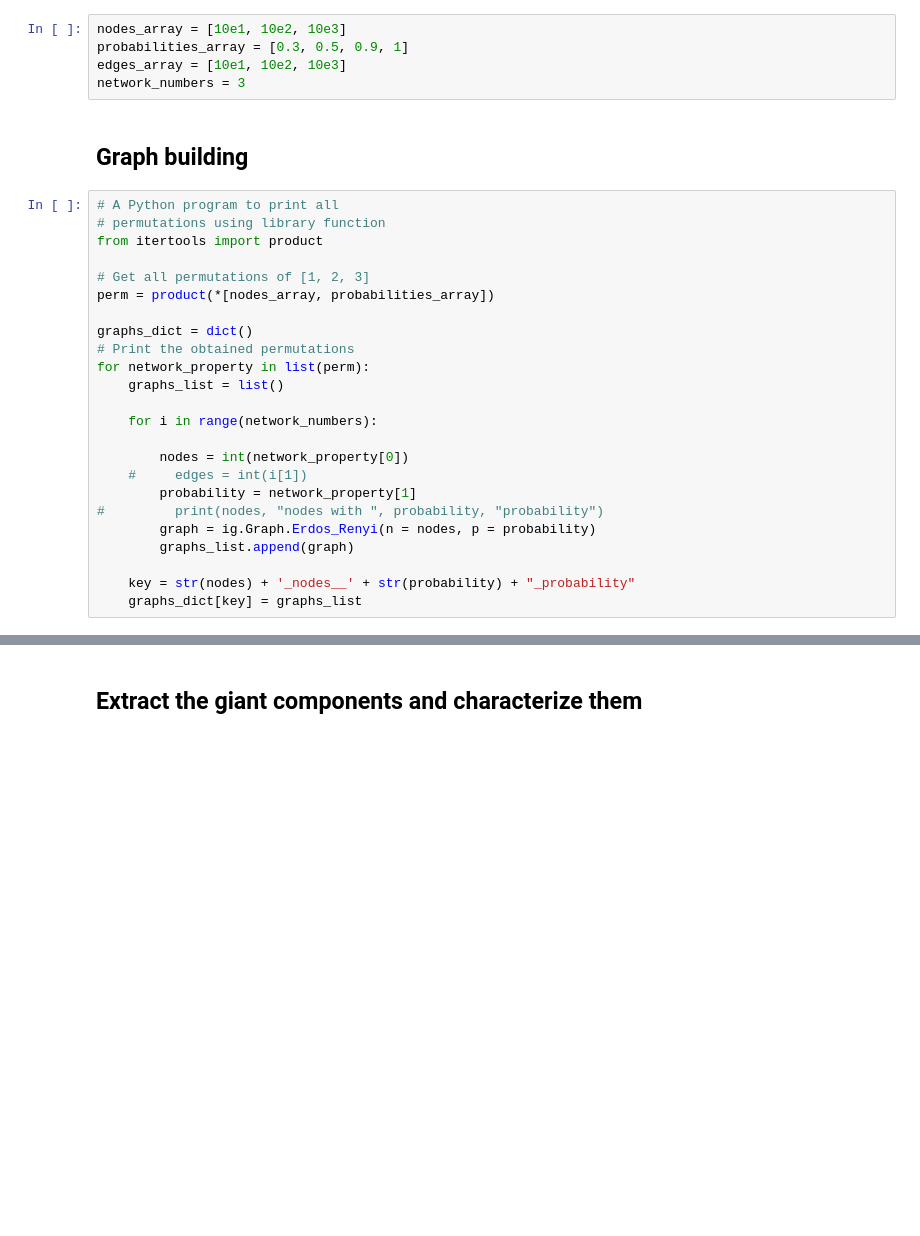
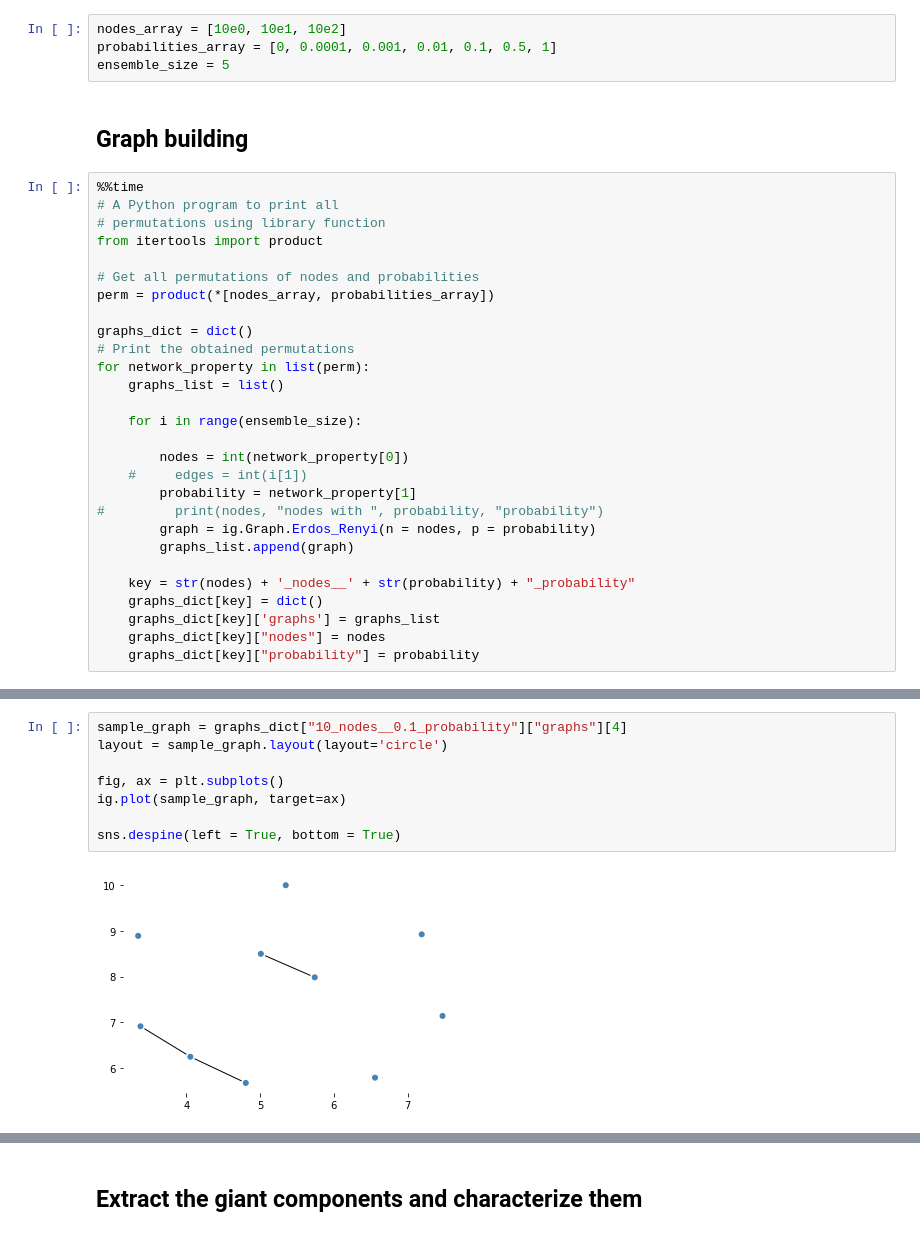
Before and after one commit to victorsanunes/complex-networks, a Jupyter notebook: notebooks/Assignment_01.ipynb, the cells around one changed output, grey strips where cells are left out. Saved outputs shown, nothing was run; the diff lists cells and outputs as text; blank space fills up the shorter version.

```diff
--- a/notebooks/Assignment_01.ipynb
+++ b/notebooks/Assignment_01.ipynb
@@ -7,18 +9,18 @@ import numpy as np
 # %% [markdown]
 ## Graph parameters
 # %%
-nodes_array = [10e1, 10e2, 10e3]
-probabilities_array = [0.3, 0.5, 0.9, 1]
-edges_array = [10e1, 10e2, 10e3]
-network_numbers = 3
+nodes_array = [10e0, 10e1, 10e2]
+probabilities_array = [0, 0.0001, 0.001, 0.01, 0.1, 0.5, 1]
+ensemble_size = 5
 # %% [markdown]
 ## Graph building
 # %%
+%%time
 # A Python program to print all
 # permutations using library function
 from itertools import product
 
-# Get all permutations of [1, 2, 3]
+# Get all permutations of nodes and probabilities
 perm = product(*[nodes_array, probabilities_array])
 
 graphs_dict = dict()
@@ -26,7 +28,7 @@ graphs_dict = dict()
 for network_property in list(perm):
     graphs_list = list()
 
-    for i in range(network_numbers):
+    for i in range(ensemble_size):
 
         nodes = int(network_property[0])
     #     edges = int(i[1])
@@ -36,4 +38,7 @@ for network_property in list(perm):
         graphs_list.append(graph)
 
     key = str(nodes) + '_nodes__' + str(probability) + "_probability"
-    graphs_dict[key] = graphs_list
+    graphs_dict[key] = dict()
+    graphs_dict[key]['graphs'] = graphs_list
+    graphs_dict[key]["nodes"] = nodes
+    graphs_dict[key]["probability"] = probability
@@ -41,0 +120,10 @@ for network_property in list(perm):
+# %%
+sample_graph = graphs_dict["10_nodes__0.1_probability"]["graphs"][4]
+layout = sample_graph.layout(layout='circle')
+
+fig, ax = plt.subplots()
+ig.plot(sample_graph, target=ax)
+
+sns.despine(left = True, bottom = True)
+# %% [output]
+[figure, added]
```
Also changed, not shown: parts of 18 cells of this notebook.
